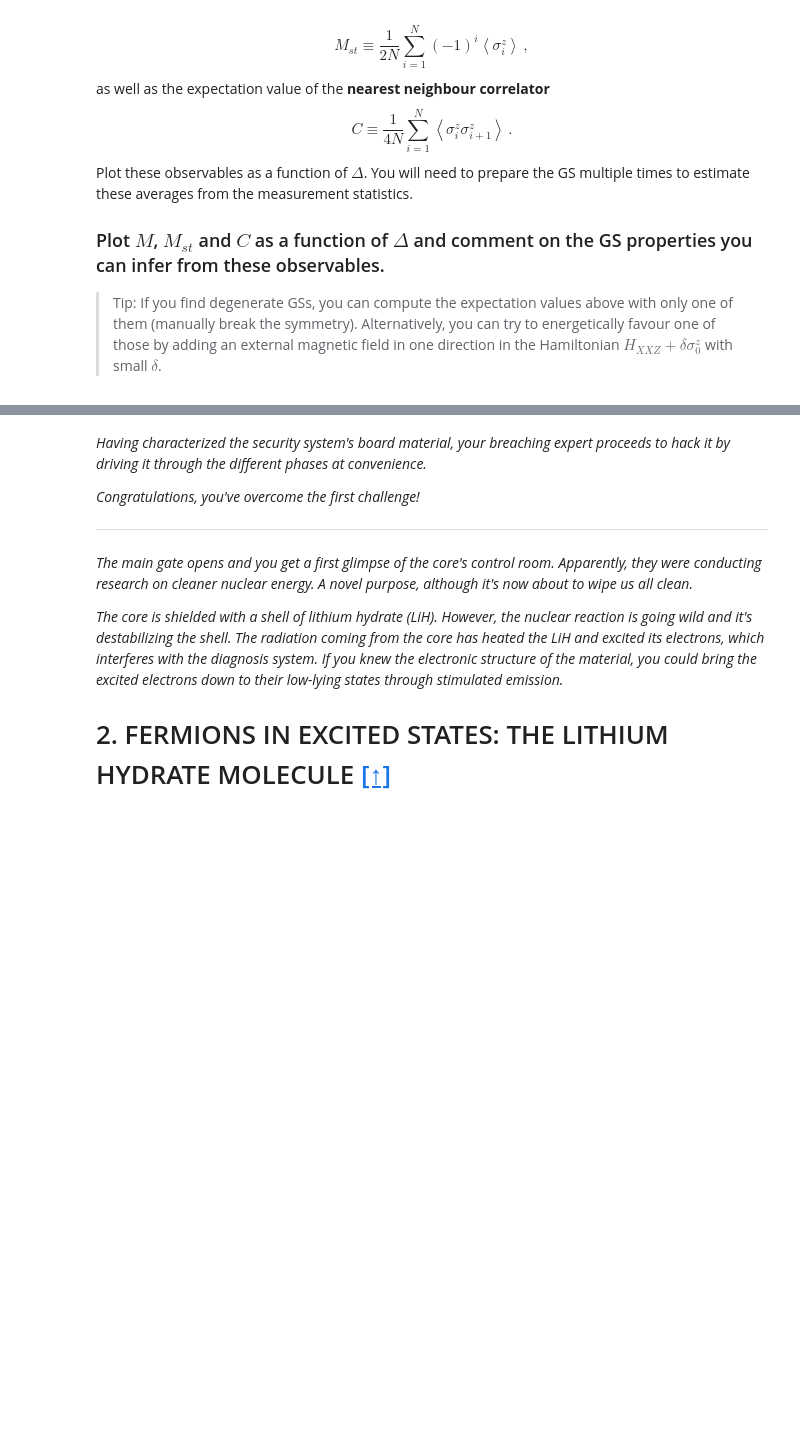
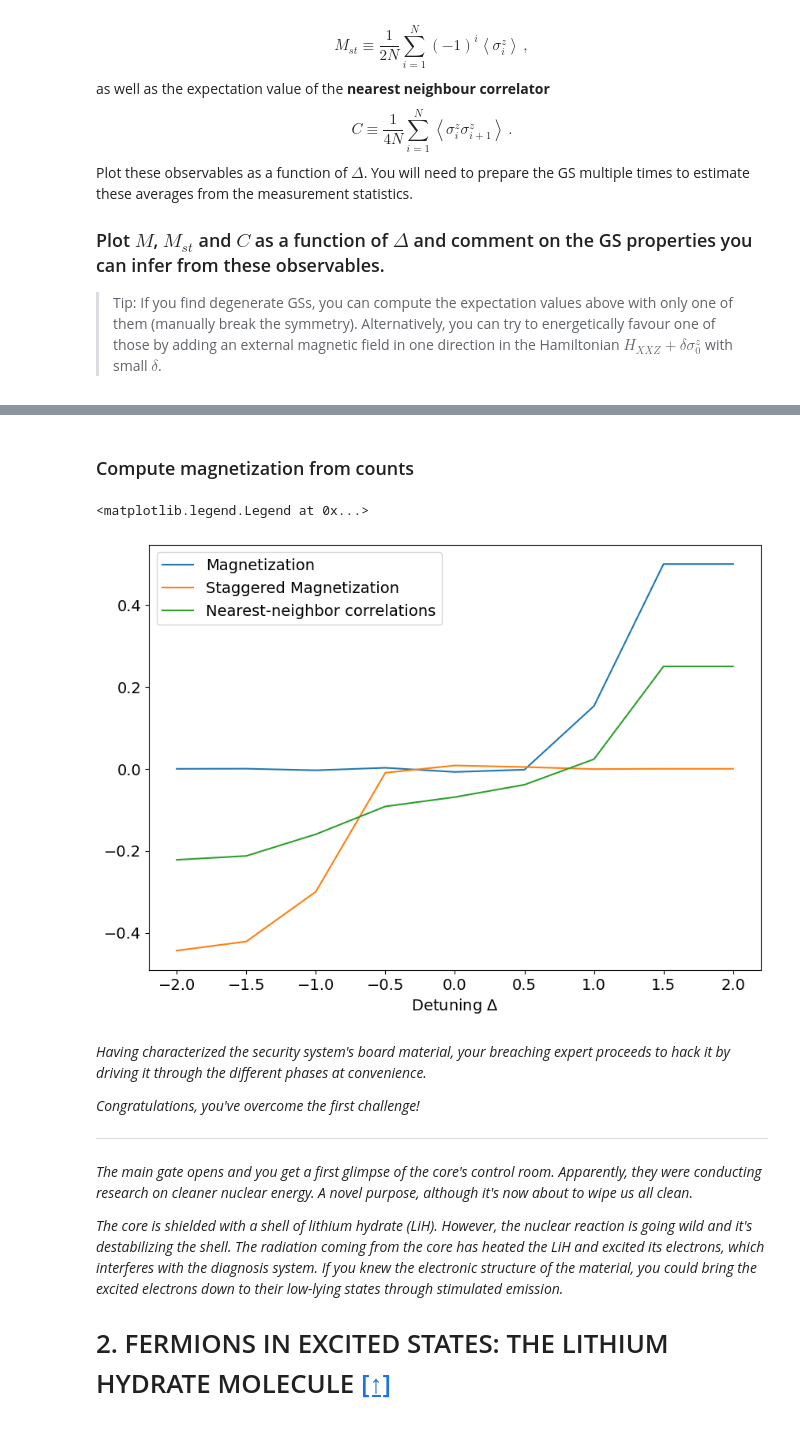
Before and after one commit to QuantumBarcelona/Qiskit-Hackathon-BCN, a Jupyter notebook: challenges/ICFO_challenge.ipynb, the cells around one changed output, grey strips where cells are left out. Saved outputs shown, nothing was run; the diff lists cells and outputs as text; code cells hidden in the pictures; blank space fills up the shorter version.

```diff
--- a/challenges/ICFO_challenge.ipynb
+++ b/challenges/ICFO_challenge.ipynb
@@ -575,0 +626,15 @@ Alternatively, you can try to energetically favour one of those by adding an ext
+# %%
+gs_circuits = [circular_ansatz.bind_parameters(parameters) for parameters in all_optimal_parameters]
+
+for qc in gs_circuits:
+    qc.measure_all()
+# %%
+from qiskit.primitives import Sampler
+
+sampler = Sampler()
+job = sampler.run(gs_circuits)
+
+results = job.result().quasi_dists
+results = [result.binary_probabilities() for result in results]
+# %% [markdown]
+### Compute magnetization from counts
@@ -576,3 +681,17 @@ Alternatively, you can try to energetically favour one of those by adding an ext
+# %%
+plt.rcParams["font.size"] = 14
+plt.figure(figsize=(10, 7))
+
+plt.plot(deltas, magnetizations, label="Magnetization")
+plt.plot(deltas, staggered_magnetizations, label="Staggered Magnetization")
+plt.plot(deltas, nn_correlations, label="Nearest-neighbor correlations")
+
+plt.xlabel("Detuning $\Delta$")
+
+plt.legend()
+# %% [output]
+<matplotlib.legend.Legend at 0x...>
+[figure, added]
 # %% [markdown]
 _Having characterized the security system's board material, your breaching expert proceeds to hack it by driving it through the different phases at convenience._
 
```
Also changed, not shown: parts of 5 cells of this notebook.
